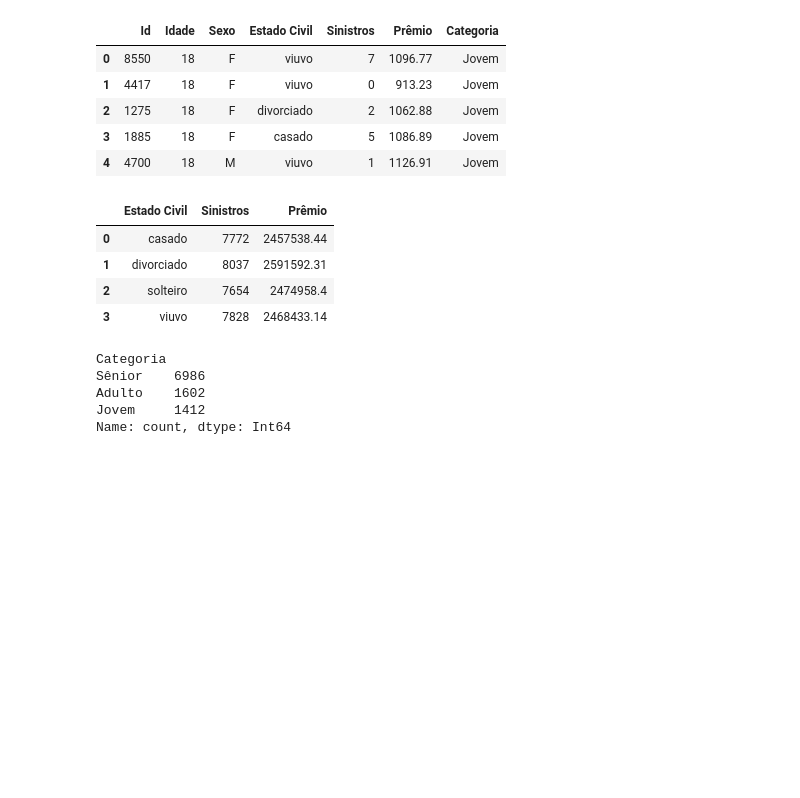
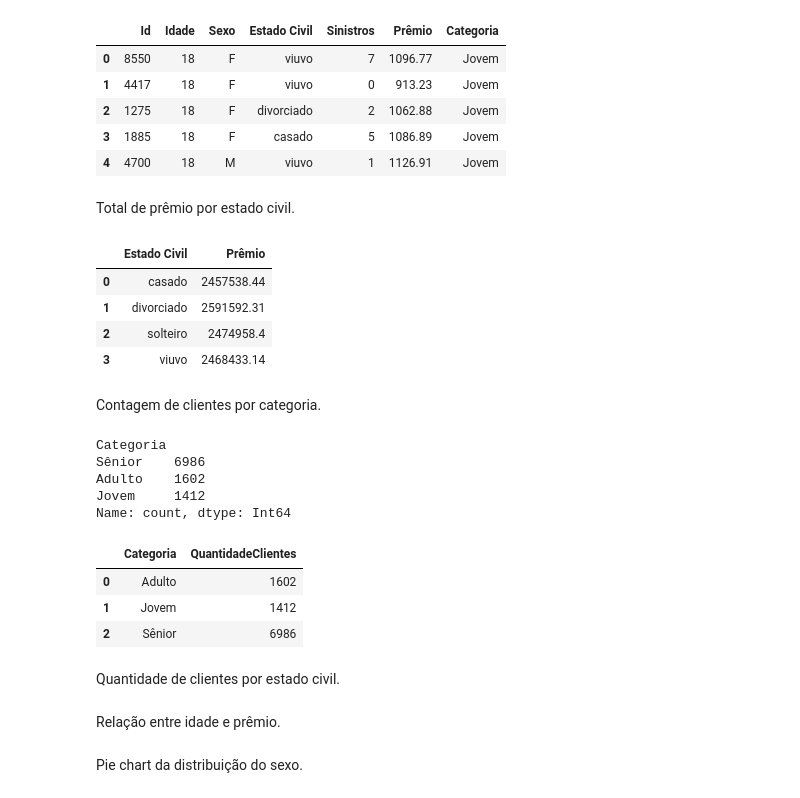
Before and after one commit to vitorcapdeville/alura-data-science, a Jupyter notebook: Semana_8_Pandas.ipynb, the cells around one changed output. Drawn from its saved outputs; the diff is of its cells as text; code cells hidden in the pictures; blank space fills up the shorter version.

```diff
--- a/Semana_8_Pandas.ipynb
+++ b/Semana_8_Pandas.ipynb
@@ -9,7 +6,7 @@ import pandas as pd
 # %% [markdown]
 Lendo o arquivos de dados
 # %%
-clientes = pd.read_csv("clientes.csv", sep = ";", dtype_backend="numpy_nullable")
+clientes = pd.read_csv("data/clientes.csv", sep = ";", dtype_backend="numpy_nullable")
 clientes.head(5)
 # %% [output]
 |  | Id | Idade | Sexo | Estado Civil | Sinistros | Prêmio | Categoria | Desconto |
@@ -63,14 +68,18 @@ clientes.head(5)
 | 2 | 1275 | 18 | F | divorciado | 2 | 1062.88 | Jovem |
 | 3 | 1885 | 18 | F | casado | 5 | 1086.89 | Jovem |
 | 4 | 4700 | 18 | M | viuvo | 1 | 1126.91 | Jovem |
+# %% [markdown]
+Total de prêmio por estado civil.
 # %%
-clientes.groupby("Estado Civil", as_index = False).agg({"Sinistros": sum, "Prêmio": sum})
+clientes.groupby("Estado Civil", as_index = False).agg({"Prêmio": sum})
 # %% [output]
-|  | Estado Civil | Sinistros | Prêmio |
-| 0 | casado | 7772 | 2457538.44 |
-| 1 | divorciado | 8037 | 2591592.31 |
-| 2 | solteiro | 7654 | 2474958.4 |
-| 3 | viuvo | 7828 | 2468433.14 |
+|  | Estado Civil | Prêmio |
+| 0 | casado | 2457538.44 |
+| 1 | divorciado | 2591592.31 |
+| 2 | solteiro | 2474958.4 |
+| 3 | viuvo | 2468433.14 |
+# %% [markdown]
+Contagem de clientes por categoria.
 # %%
 clientes.Categoria.value_counts()
 # %% [output]
@@ -79,3 +88,12 @@ Sênior    6986
 Adulto    1602
 Jovem     1412
 Name: count, dtype: Int64
+# %%
+clientes.groupby("Categoria", as_index=False).agg(QuantidadeClientes=("Id", "count"))
+# %% [output]
+|  | Categoria | QuantidadeClientes |
+| 0 | Adulto | 1602 |
+| 1 | Jovem | 1412 |
+| 2 | Sênior | 6986 |
+# %% [markdown]
+Quantidade de clientes por estado civil.
@@ -81,0 +111,2 @@ Name: count, dtype: Int64
+# %% [markdown]
+Relação entre idade e prêmio.
@@ -81,0 +115,2 @@ Name: count, dtype: Int64
+# %% [markdown]
+Pie chart da distribuição do sexo.
```
Also changed, not shown: parts of 12 cells of this notebook, 3 other files.
